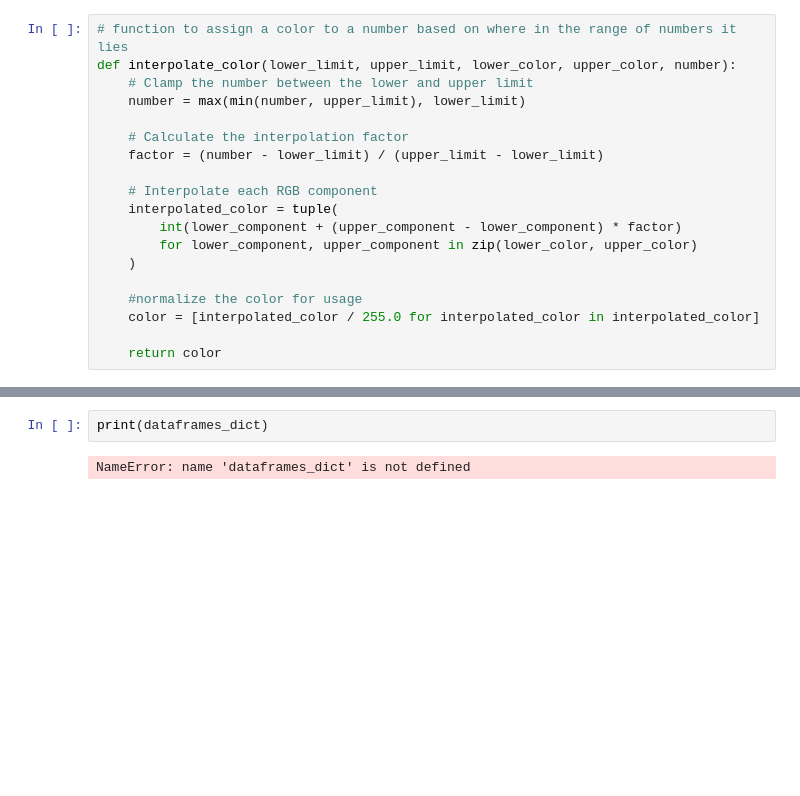
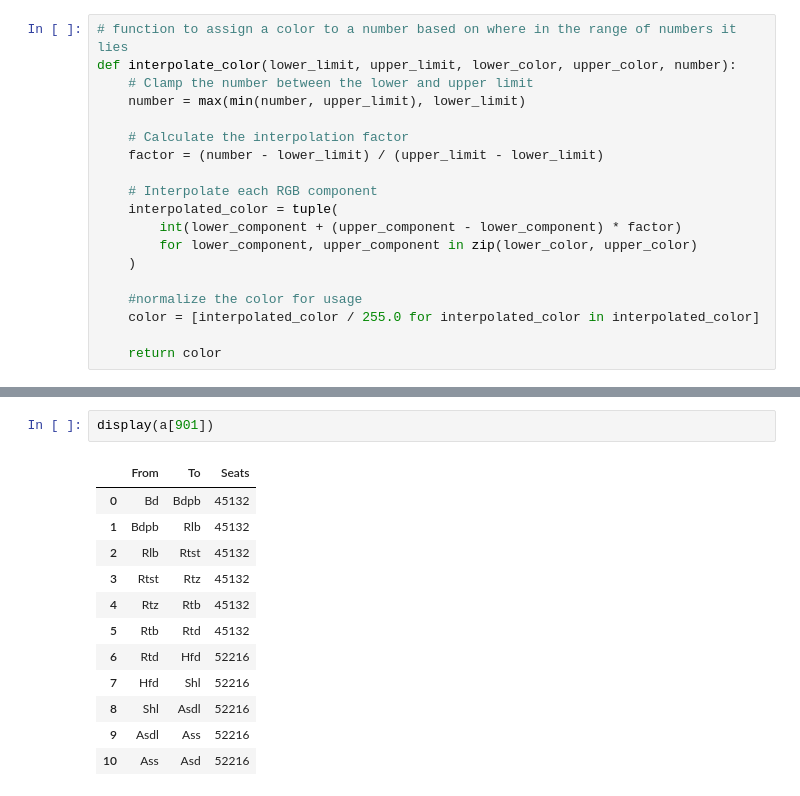
Before and after one commit to mathijsmarkus/python_group_assignment, a Jupyter notebook: Hoofd Notebook.ipynb, the cells around one changed output, grey strips where cells are left out. Cells and saved outputs as stored; diff of their text form; blank space fills up the shorter version.

```diff
--- a/Hoofd Notebook.ipynb
+++ b/Hoofd Notebook.ipynb
@@ -184,4 +186,15 @@ KeyboardInterrupt:
-# %%
-print(dataframes_dict)
-# %% [output]
-NameError: name 'dataframes_dict' is not defined
+# %%
+display(a[901])
+# %% [output]
+|  | From | To | Seats |
+| 0 | Bd | Bdpb | 45132 |
+| 1 | Bdpb | Rlb | 45132 |
+| 2 | Rlb | Rtst | 45132 |
+| 3 | Rtst | Rtz | 45132 |
+| 4 | Rtz | Rtb | 45132 |
+| 5 | Rtb | Rtd | 45132 |
+| 6 | Rtd | Hfd | 52216 |
+| 7 | Hfd | Shl | 52216 |
+| 8 | Shl | Asdl | 52216 |
+| 9 | Asdl | Ass | 52216 |
+| 10 | Ass | Asd | 52216 |
```
Also changed, not shown: parts of 5 cells of this notebook.
